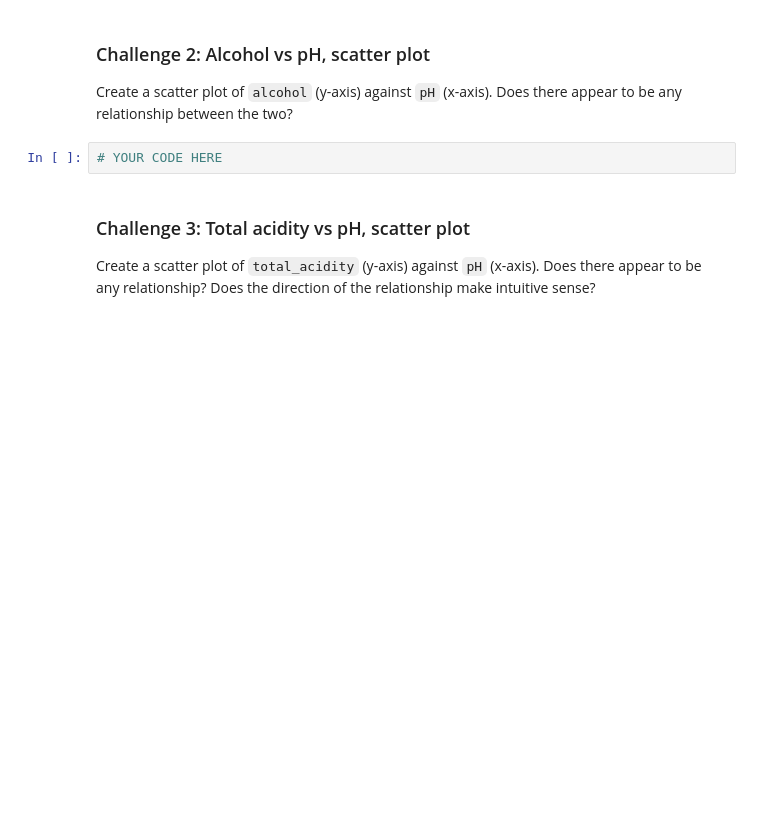
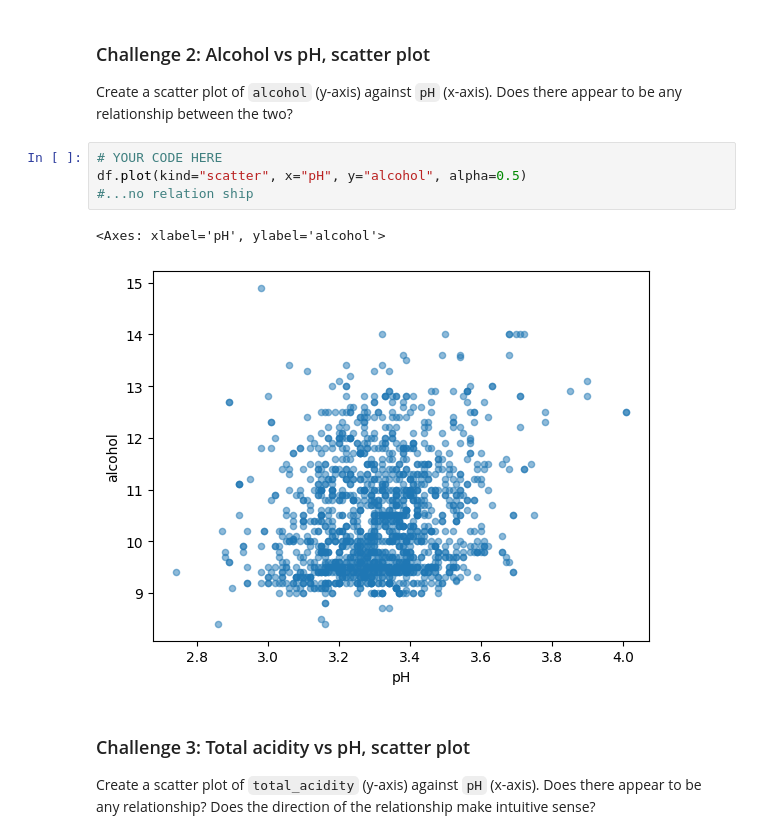
Before and after one commit to mLuca/das-pandas-numpy, a Jupyter notebook: 1_Pandas/03_Introduction_to_Visualization.ipynb, the cells around one changed output. Cells and saved outputs as stored; diff of their text form; blank space fills up the shorter version.

```diff
--- a/1_Pandas/03_Introduction_to_Visualization.ipynb
+++ b/1_Pandas/03_Introduction_to_Visualization.ipynb
@@ -149,6 +178,11 @@ Plot the average `chlorides` value for each `quality` score as a bar chart.
 Create a scatter plot of `alcohol` (y-axis) against `pH` (x-axis). Does there appear to be any relationship between the two?
 # %%
 # YOUR CODE HERE
+df.plot(kind="scatter", x="pH", y="alcohol", alpha=0.5)
+#...no relation ship
+# %% [output]
+<Axes: xlabel='pH', ylabel='alcohol'>
+[figure, added]
 # %% [markdown]
 ### Challenge 3: Total acidity vs pH, scatter plot
 
```
Also changed, not shown: parts of 12 cells of this notebook.
